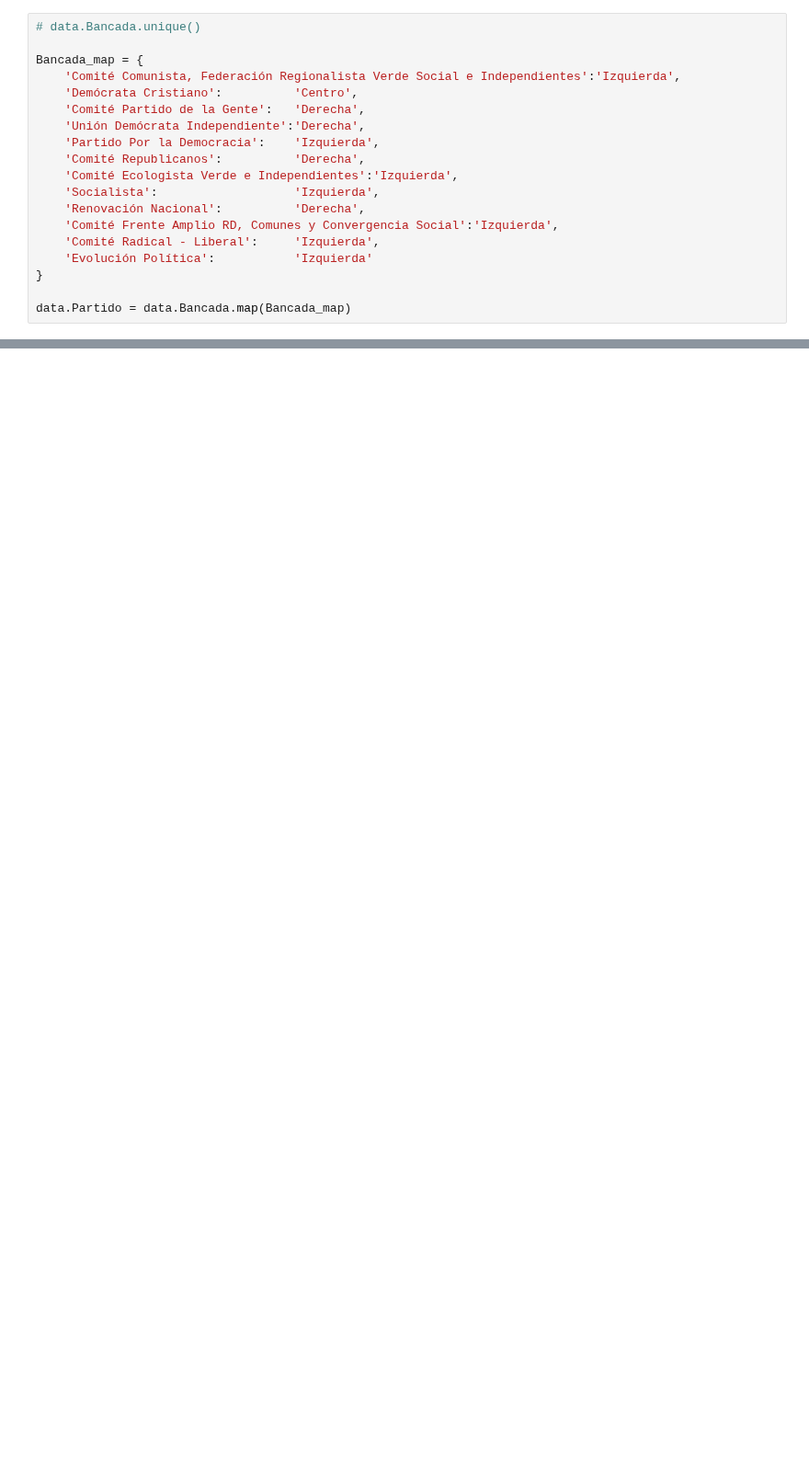
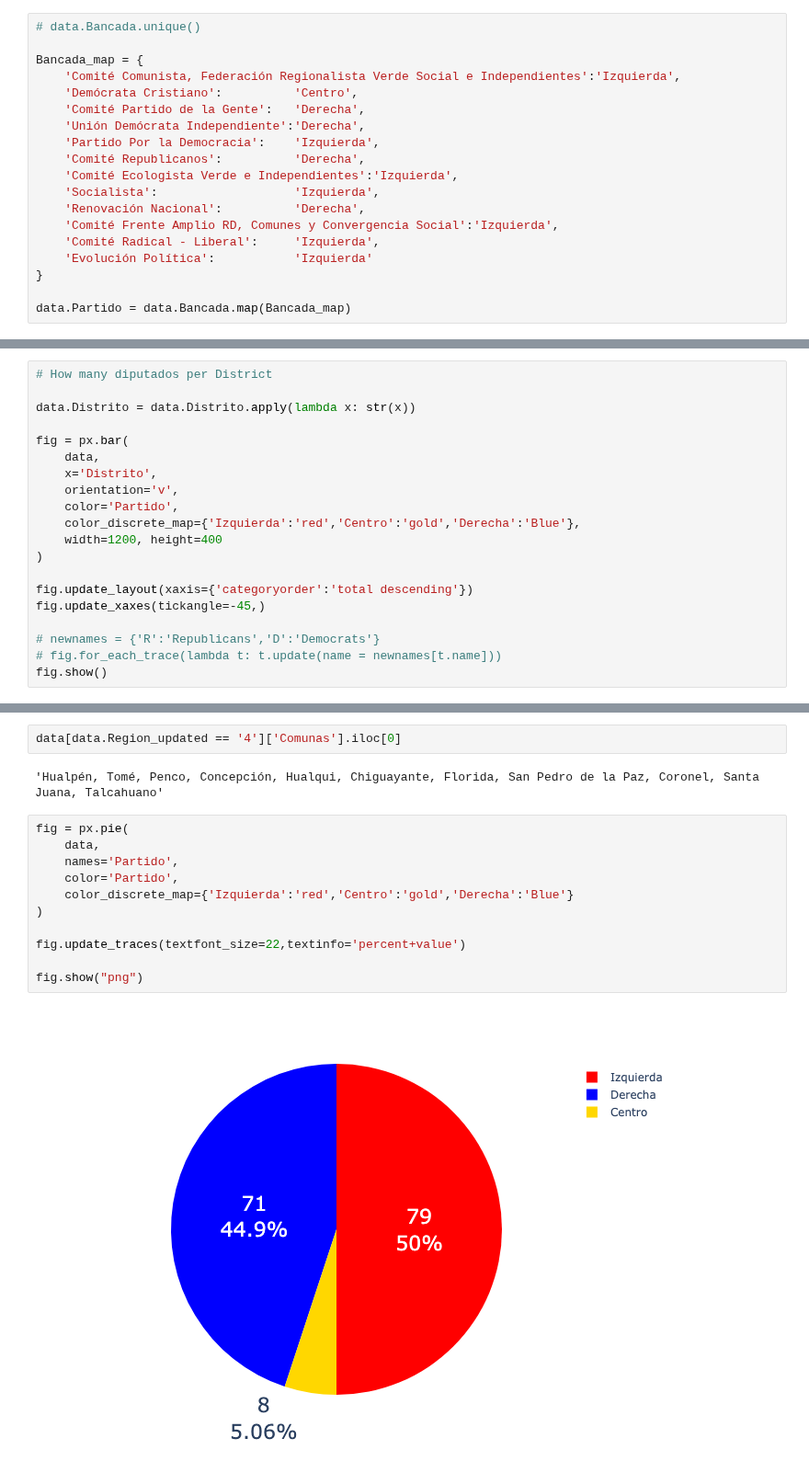
Before and after one commit to pedrosanhueza/Web-Scrape, a Jupyter notebook: Politicos Chilenos/Diputados de Chile/Diputados - Code/Diputados 07-30-2022.ipynb, the cells around one changed output, grey strips where cells are left out. Shown at 92% size. Drawn from its saved outputs; the diff is of its cells as text; blank space fills up the shorter version.

```diff
--- a/Politicos Chilenos/Diputados de Chile/Diputados - Code/Diputados 07-30-2022.ipynb
+++ b/Politicos Chilenos/Diputados de Chile/Diputados - Code/Diputados 07-30-2022.ipynb
@@ -175,0 +191,20 @@ a
+# %%
+# How many diputados per District
+
+data.Distrito = data.Distrito.apply(lambda x: str(x))
+
+fig = px.bar(
+    data,
+    x='Distrito',
+    orientation='v',
+    color='Partido',
+    color_discrete_map={'Izquierda':'red','Centro':'gold','Derecha':'Blue'},
+    width=1200, height=400
+)
+
+fig.update_layout(xaxis={'categoryorder':'total descending'})
+fig.update_xaxes(tickangle=-45,)
+
+# newnames = {'R':'Republicans','D':'Democrats'}
+# fig.for_each_trace(lambda t: t.update(name = newnames[t.name]))
+fig.show()
@@ -175,0 +306,17 @@ a
+# %%
+data[data.Region_updated == '4']['Comunas'].iloc[0]
+# %% [output]
+'Hualpén, Tomé, Penco, Concepción, Hualqui, Chiguayante, Florida, San Pedro de la Paz, Coronel, Santa Juana, Talcahuano'
+# %%
+fig = px.pie(
+    data,
+    names='Partido',
+    color='Partido',
+    color_discrete_map={'Izquierda':'red','Centro':'gold','Derecha':'Blue'}
+)
+
+fig.update_traces(textfont_size=22,textinfo='percent+value')
+
+fig.show("png")
+# %% [output]
+[figure, added]
```
Also changed, not shown: parts of 15 cells of this notebook, 11 other files.
